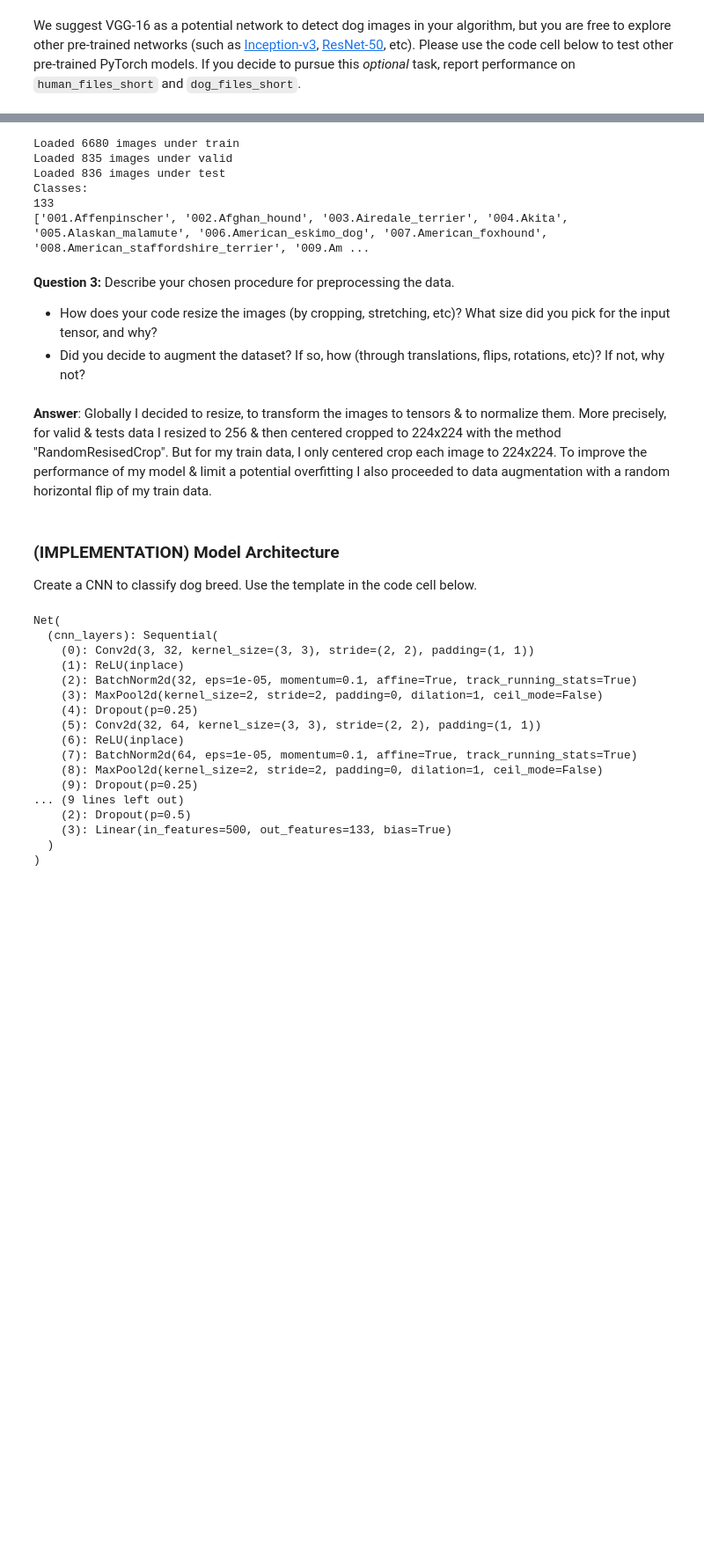
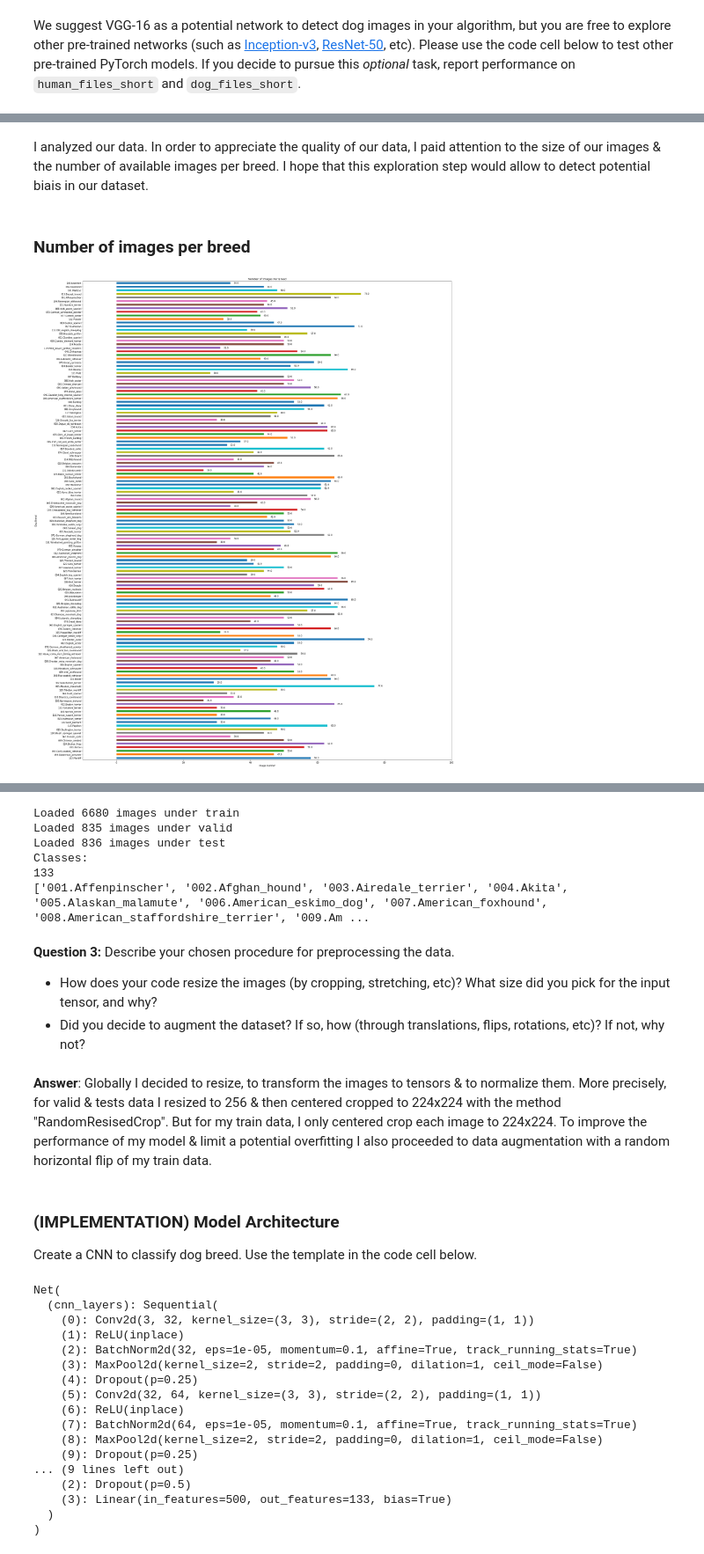
Before and after one commit to ChrisBg/Machine-Learning-Engineer-Nanodegree-, a Jupyter notebook: my-dog-breed-classifier/dog_app.ipynb, the cells around one changed output, grey strips where cells are left out. Shown at 88% size. Drawn from its saved outputs; the diff is of its cells as text; code cells hidden in the pictures; blank space fills up the shorter version.

```diff
--- a/my-dog-breed-classifier/dog_app.ipynb
+++ b/my-dog-breed-classifier/dog_app.ipynb
@@ -322,0 +309,64 @@ We suggest VGG-16 as a potential network to detect dog images in your algorithm,
+# %% [markdown]
+I analyzed our data. In order to appreciate the quality of our data, I paid attention to the size of our images & the number of available images per breed. I hope that this exploration step would allow to detect potential biais in our dataset.
+# %% [markdown]
+### Number of images per breed
+# %%
+import os
+dir = "/data/dog_images/train"
+dogdata_path = os.listdir(dir)
+# %%
+dog_breed_dict = dict((breed, 0) for breed in dogdata_path)
+
+for breed in dog_breed_dict.keys():
+    img_path = dir + '/' + breed
+    dog_breed_dict[breed] = len(os.listdir(img_path))
+# %%
+frequencies = list(dog_breed_dict.values())
+freq_series = pd.Series(frequencies)
+y_labels = dog_breed_dict.keys()
+# %%
+# Plot the figure.
+plt.figure(figsize=(30, 40))
+ax = freq_series.plot(kind='barh')
+ax.set_title('Number of Images Per Breed')
+ax.set_xlabel('Image number')
+ax.set_ylabel('Dog Breed')
+ax.set_yticklabels(y_labels)
+ax.set_xlim(-10, 100) # expand xlim to make labels easier to read
+
+rects = ax.patches
+
+# For each bar: Place a label
+for rect in rects:
+    # Get X and Y placement of label from rect.
+    x_value = rect.get_width()
+    y_value = rect.get_y() + rect.get_height() / 2
+
+    # Number of points between bar and label. Change to your liking.
+    space = 15
+    # Vertical alignment for positive values
+    ha = 'left'
+
+    # If value of bar is negative: Place label left of bar
+    if x_value < 0:
+        # Invert space to place label to the left
+        space *= -1
+        # Horizontally align label at right
+        ha = 'right'
+
+    # Use X value as label and format number with one decimal place
+    label = "{:.1f}".format(x_value)
+
+    # Create annotation
+    plt.annotate(
+        label,                      # Use `label` as label
+        (x_value, y_value),         # Place label at end of the bar
+        xytext=(space, 0),          # Horizontally shift label by `space`
+        textcoords="offset points", # Interpret `xytext` as offset in points
+        va='center',                # Vertically center label
+        ha=ha)                      # Horizontally align label differently for
+                                    # positive and negative values.
+
+plt.savefig("image.png")
+# %% [output]
+[figure, added]
```
Also changed, not shown: parts of 18 cells of this notebook, 2 other files.
